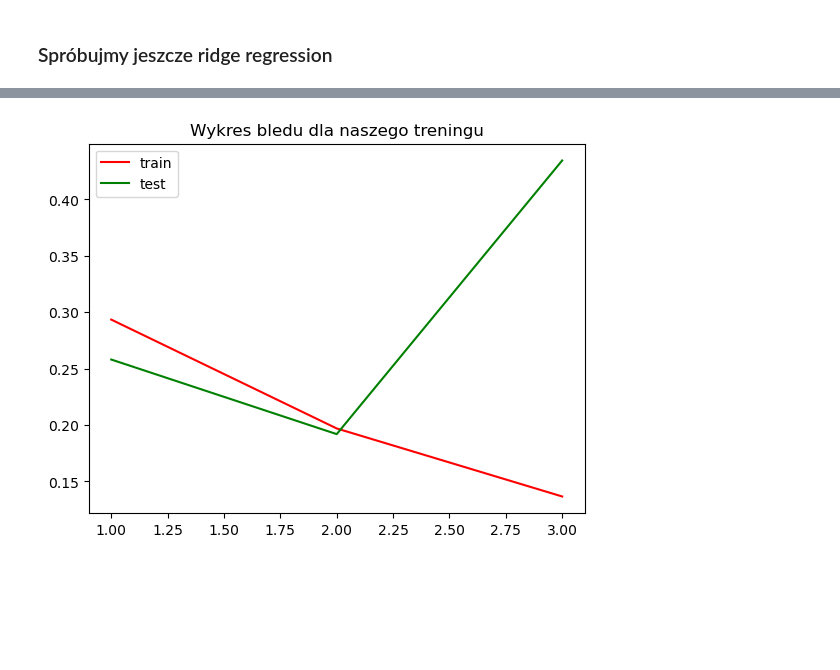
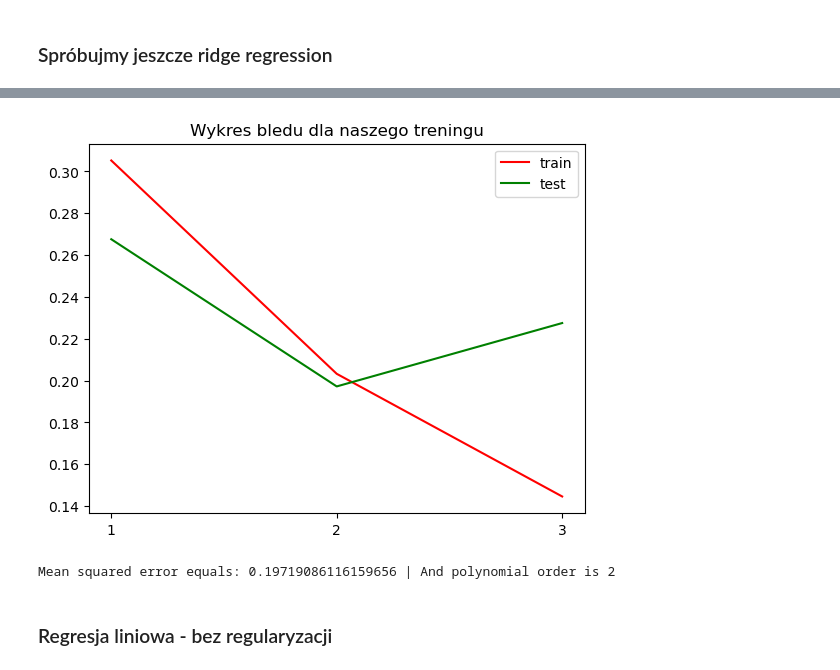
Before and after one commit to JHeczko/dataScience_kurs, a Jupyter notebook: Regression/Advanced/regression_advanced.ipynb, the cells around one changed output, grey strips where cells are left out. Saved outputs shown, nothing was run; the diff lists cells and outputs as text; code cells hidden in the pictures; blank space fills up the shorter version.

```diff
--- a/Regression/Advanced/regression_advanced.ipynb
+++ b/Regression/Advanced/regression_advanced.ipynb
@@ -353,19 +435,24 @@ x_train, x_test, y_train, y_test = train_test_split(x_stand,y, test_size=0.2, ra
 # %%
-poly = PolynomialFeatures(degree=1)
 lam_val = []
 lam_coef = []
 range1 = np.arange(0.0001,0.5,0.0001)
 for lam in range1:
     model = Lasso(alpha=lam)
 
-    model.fit(x_stand, y)
+    model.fit(x_train, y_train)
 
     lam_coef.append(model.coef_.tolist())
     lam_val.append(lam)
 lam_coef = np.array(lam_coef).transpose()
 for el in lam_coef:
     plt.plot(lam_val, el)
-plt.vlines(0.17,-1.5,0.5,color='red',linestyles='dashed')
 
+# Finding best parameter using GridSearch
+par_alpha = {"alpha": [i for i in range1]}
+regressor = GridSearchCV(Lasso(max_iter=20000), par_alpha, scoring='neg_mean_squared_error', cv=5)
+regressor.fit(x_train, y_train)
+plt.vlines(regressor.best_params_['alpha'],-1.5,0.5,color='red',linestyles='dashed')
+plt.show()
+print(f"Najlepszy parametr to: {regressor.best_params_['alpha']}")
 #plt.legend([i for i in range(1,x.shape[1]+1)])
 # %% [output]
@@ -374,12 +461,12 @@ plt.vlines(0.17,-1.5,0.5,color='red',linestyles='dashed')
 # %%
 error_train = []
 error_test = []
-degree_num = 4
+degree_num = 3
 
 for degree in range(1,degree_num):
 
     poly = PolynomialFeatures(degree=degree)
-    model = Lasso(0.17, max_iter=20000)
+    model = regressor.best_estimator_
 
     x_trans_train = poly.fit_transform(x_train)
     model.fit(x_trans_train, y_train)
@@ -392,4 +479,6 @@ plt.plot([i for i in range(1,degree_num)],error_test, color='green')
 plt.xticks([i for i in range(1,degree_num)])
 plt.legend(['train','test'])
 plt.show()
+best = (min(error_test),error_test.index(min(error_test))+1)
+print(f"Mean squared error equals: {best[0]} | And polynomial order is {best[1]}")
 # %% [output]
@@ -398,0 +489,23 @@ plt.show()
+# %%
+lam_val = []
+lam_coef = []
+range1 = np.arange(0.1,2000,0.5)
+for lam in range1:
+    model = Ridge(alpha=lam)
+
+    model.fit(x_stand, y)
+
+    lam_coef.append(model.coef_.tolist())
+    lam_val.append(lam)
+lam_coef = np.array(lam_coef).transpose()
+for el in lam_coef:
+    plt.plot(lam_val, el)
+
+# Finding best parameter using GridSearch
+par_alpha = {"alpha": [i for i in range1]}
+regressor = GridSearchCV(Ridge(max_iter=20000), par_alpha, scoring='neg_mean_squared_error', cv=5)
+regressor.fit(x_train, y_train)
+plt.vlines(regressor.best_params_['alpha'],-1.5,0.5,color='red',linestyles='dashed')
+#plt.legend([i for i in range(1,x.shape[1]+1)])
+plt.show()
+print(f"Najlepszy parametr to: {regressor.best_params_['alpha']}")
@@ -399,24 +515,30 @@ plt.show()
 # %%
 error_train = []
 error_test = []
 
 degree_num = 4
 
 for degree in range(1,degree_num):
     poly = PolynomialFeatures(degree=degree)
 
-    model = Ridge(alpha=0.01)
+    model = regressor.best_estimator_
 
     x_trans_train = poly.fit_transform(x_train)
     model.fit(x_trans_train, y_train)
 
     error_train.append(mean_squared_error(model.predict(x_trans_train), y_train))
     error_test.append(mean_squared_error(model.predict(poly.fit_transform(x_test)),y_test))
 
 plt.title("Wykres bledu dla naszego treningu")
 plt.plot([i for i in range(1,degree_num)],error_train, color='red')
 plt.plot([i for i in range(1,degree_num)],error_test, color='green')
+plt.xticks([i for i in range(1,degree_num)])
 plt.legend(['train','test'])
 plt.show()
+best = (min(error_test),error_test.index(min(error_test))+1)
+print(f"Mean squared error equals: {best[0]} | And polynomial order is {best[1]}")
 # %% [output]
-[figure, old version]
+[figure, new version]
+Mean squared error equals: 0.19719086116159656 | And polynomial order is 2
+# %% [markdown]
+### Regresja liniowa - bez regularyzacji
```
Also changed, not shown: parts of 19 cells of this notebook.
